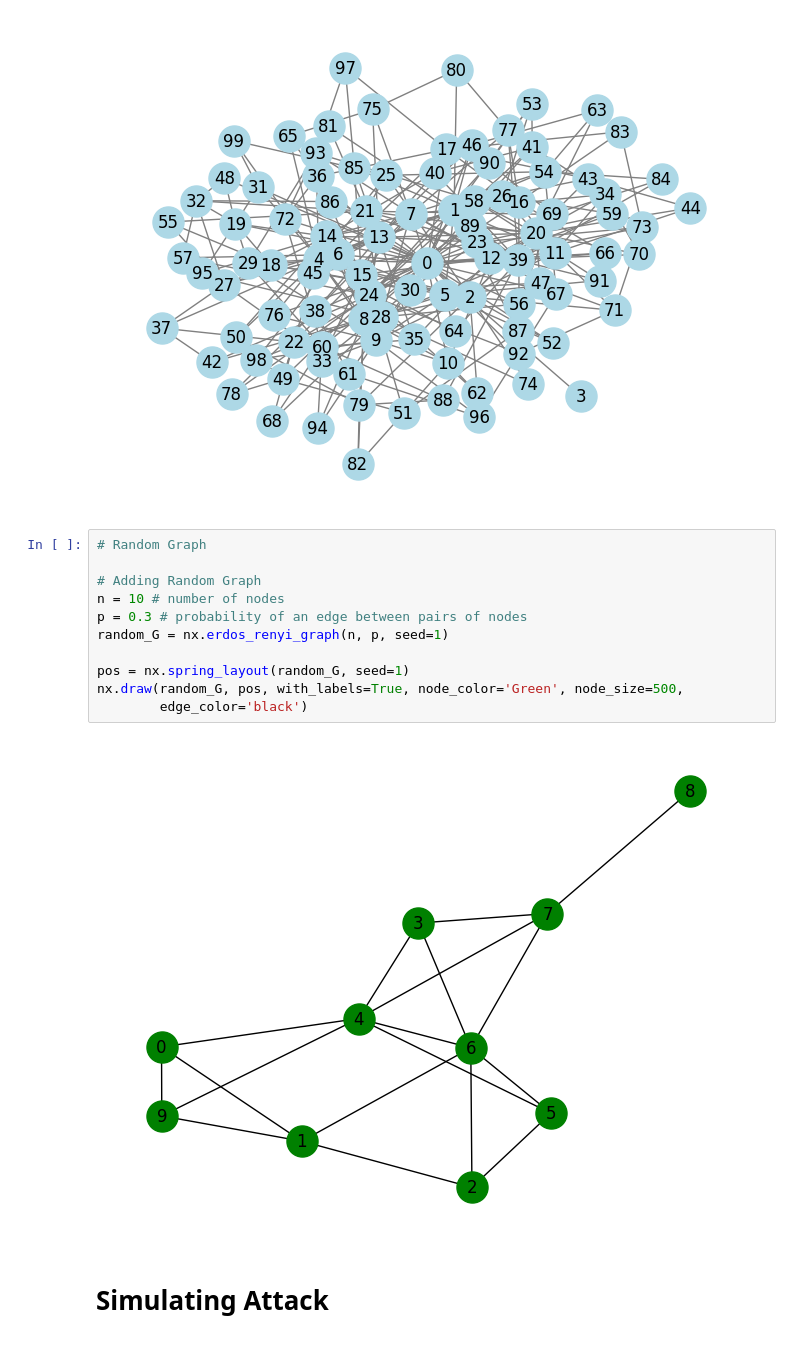
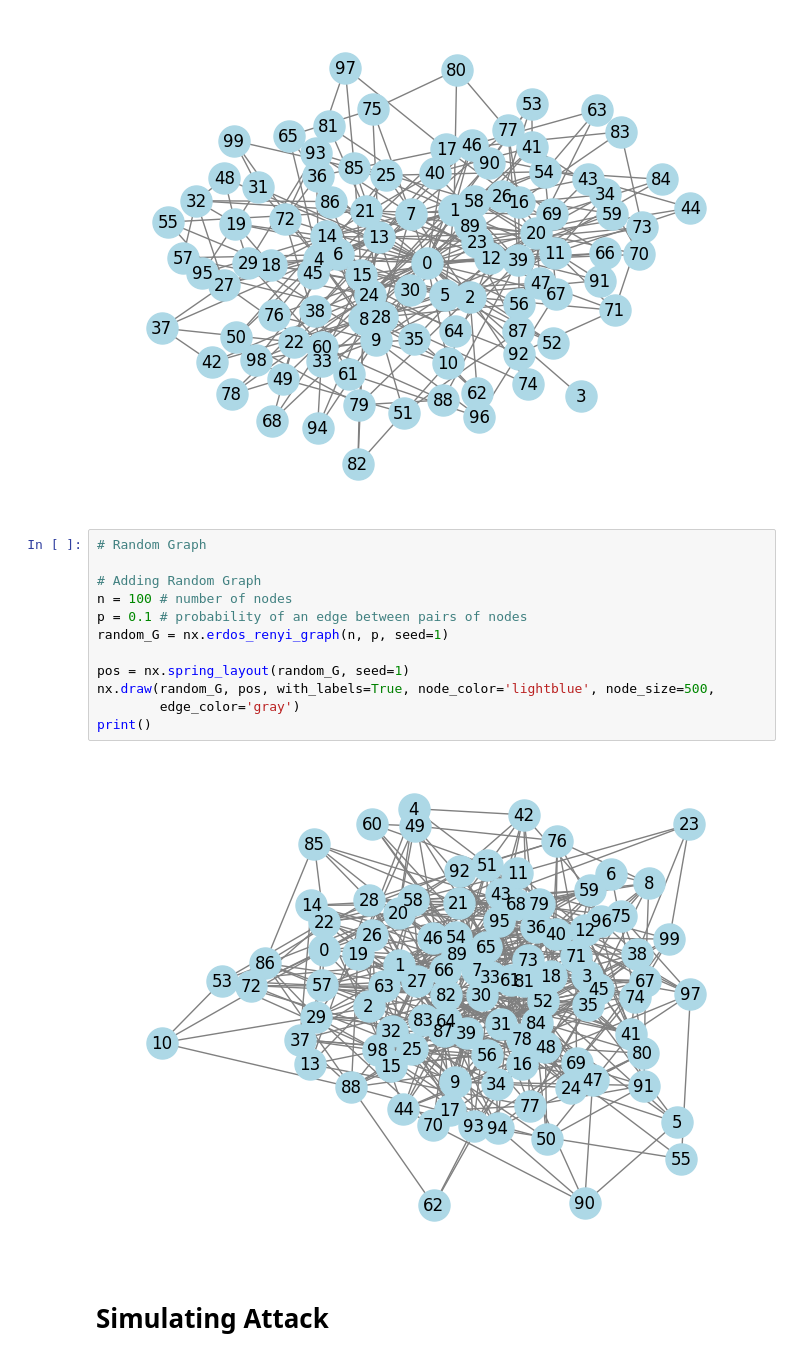
Before and after one commit to LocoBunny04/ACMP2000-Data-ML, a Jupyter notebook: Kawinthida_Haase_Network_Analysis.ipynb, the cells around one changed output. Drawn from its saved outputs; the diff is of its cells as text.

```diff
--- a/Kawinthida_Haase_Network_Analysis.ipynb
+++ b/Kawinthida_Haase_Network_Analysis.ipynb
@@ -20,16 +20,17 @@ nx.draw(scale_free_G, pos, with_labels=True, node_color='lightblue',
 # %%
 # Random Graph
 
 # Adding Random Graph
-n = 10 # number of nodes
-p = 0.3 # probability of an edge between pairs of nodes
+n = 100 # number of nodes
+p = 0.1 # probability of an edge between pairs of nodes
 random_G = nx.erdos_renyi_graph(n, p, seed=1)
 
 pos = nx.spring_layout(random_G, seed=1)
-nx.draw(random_G, pos, with_labels=True, node_color='Green', node_size=500,
-        edge_color='black')
+nx.draw(random_G, pos, with_labels=True, node_color='lightblue', node_size=500,
+        edge_color='gray')
+print()
 # %% [output]
-[figure, old version]
+[figure, new version]
 # %% [markdown]
 # Simulating Attack
 # %%
```
Also changed, not shown: parts of 4 cells of this notebook.
